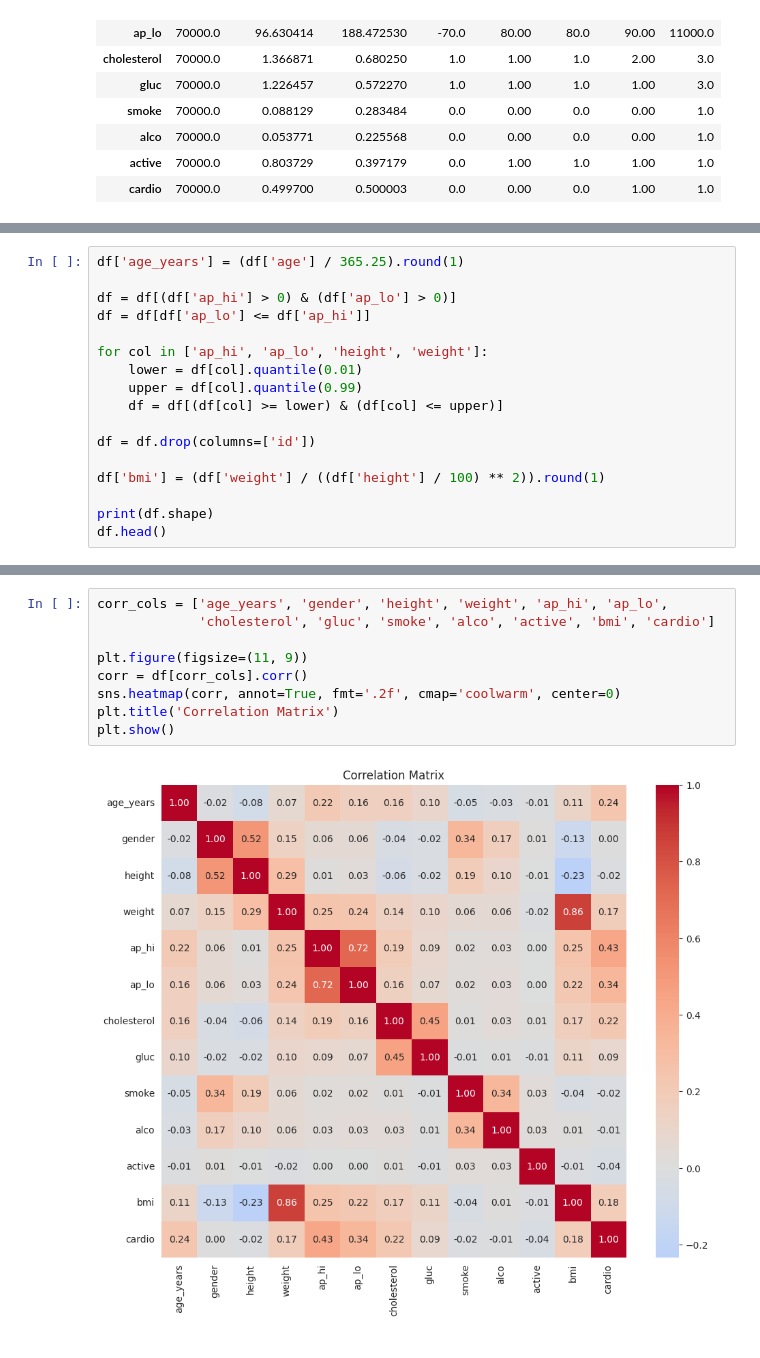
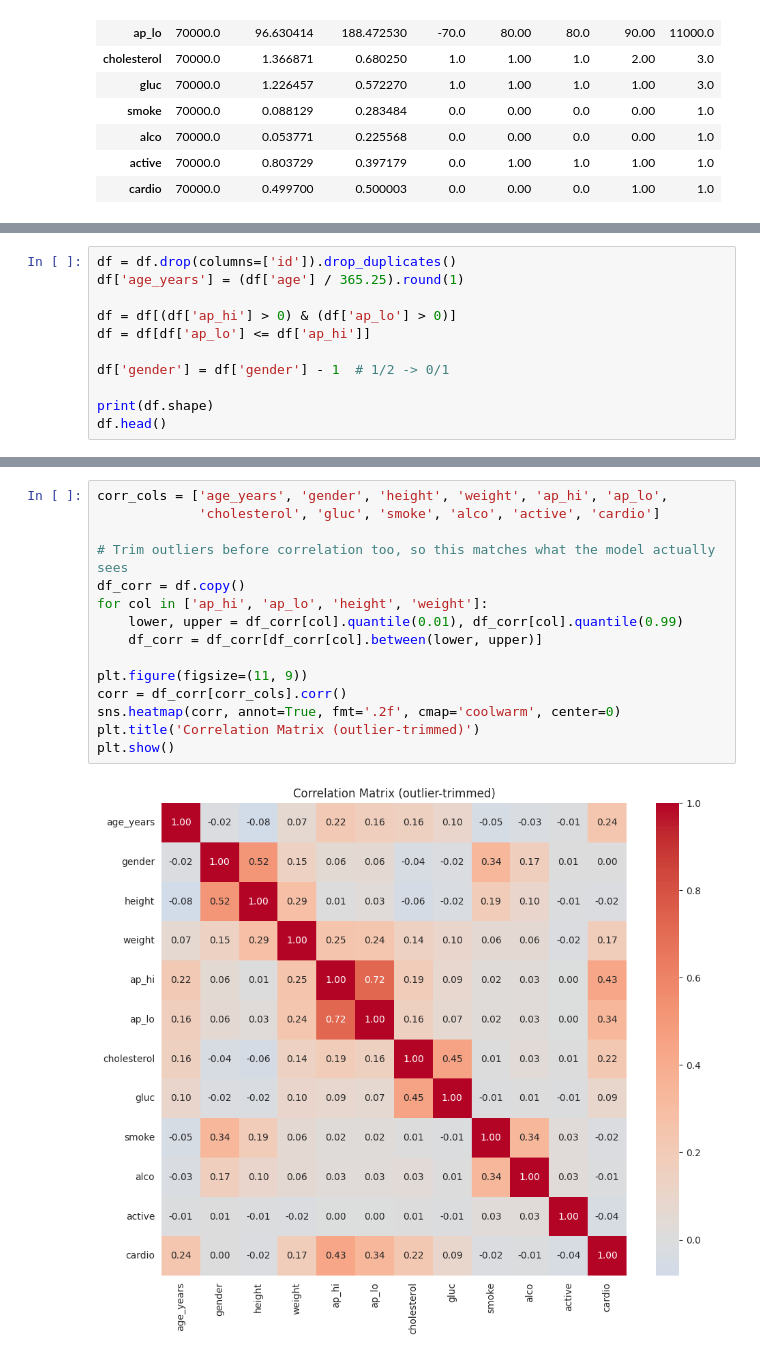
Before and after one commit to Amsulakshmi/cardiovascular-disease-prediction, a Jupyter notebook: Cardiovascular-disease-prediction.ipynb, the cells around one changed output, grey strips where cells are left out. Cells and saved outputs as stored; diff of their text form.

```diff
--- a/Cardiovascular-disease-prediction.ipynb
+++ b/Cardiovascular-disease-prediction.ipynb
@@ -91,17 +110,11 @@ Duplicate rows: 0
 # %%
+df = df.drop(columns=['id']).drop_duplicates()
 df['age_years'] = (df['age'] / 365.25).round(1)
 
 df = df[(df['ap_hi'] > 0) & (df['ap_lo'] > 0)]
 df = df[df['ap_lo'] <= df['ap_hi']]
 
-for col in ['ap_hi', 'ap_lo', 'height', 'weight']:
-    lower = df[col].quantile(0.01)
-    upper = df[col].quantile(0.99)
-    df = df[(df[col] >= lower) & (df[col] <= upper)]
-
-df = df.drop(columns=['id'])
-
-df['bmi'] = (df['weight'] / ((df['height'] / 100) ** 2)).round(1)
+df['gender'] = df['gender'] - 1  # 1/2 -> 0/1
 
 print(df.shape)
 df.head()
@@ -152,14 +177,20 @@ plt.show()
 # %%
 corr_cols = ['age_years', 'gender', 'height', 'weight', 'ap_hi', 'ap_lo',
-             'cholesterol', 'gluc', 'smoke', 'alco', 'active', 'bmi', 'cardio']
+             'cholesterol', 'gluc', 'smoke', 'alco', 'active', 'cardio']
+
+# Trim outliers before correlation too, so this matches what the model actually sees
+df_corr = df.copy()
+for col in ['ap_hi', 'ap_lo', 'height', 'weight']:
+    lower, upper = df_corr[col].quantile(0.01), df_corr[col].quantile(0.99)
+    df_corr = df_corr[df_corr[col].between(lower, upper)]
 
 plt.figure(figsize=(11, 9))
-corr = df[corr_cols].corr()
+corr = df_corr[corr_cols].corr()
 sns.heatmap(corr, annot=True, fmt='.2f', cmap='coolwarm', center=0)
-plt.title('Correlation Matrix')
+plt.title('Correlation Matrix (outlier-trimmed)')
 plt.show()
 # %% [output]
-[figure, old version]
+[figure, new version]
 # %%
 print(corr['cardio'].sort_values(ascending=False))
 # %% [output]
```
Also changed, not shown: parts of 32 cells of this notebook.
